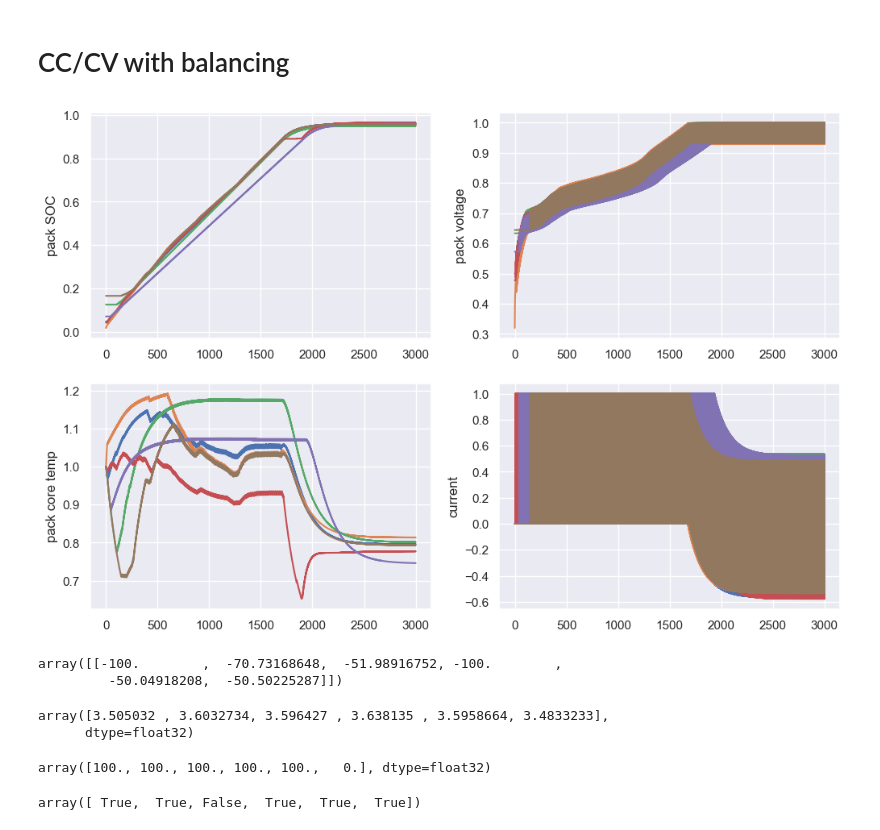
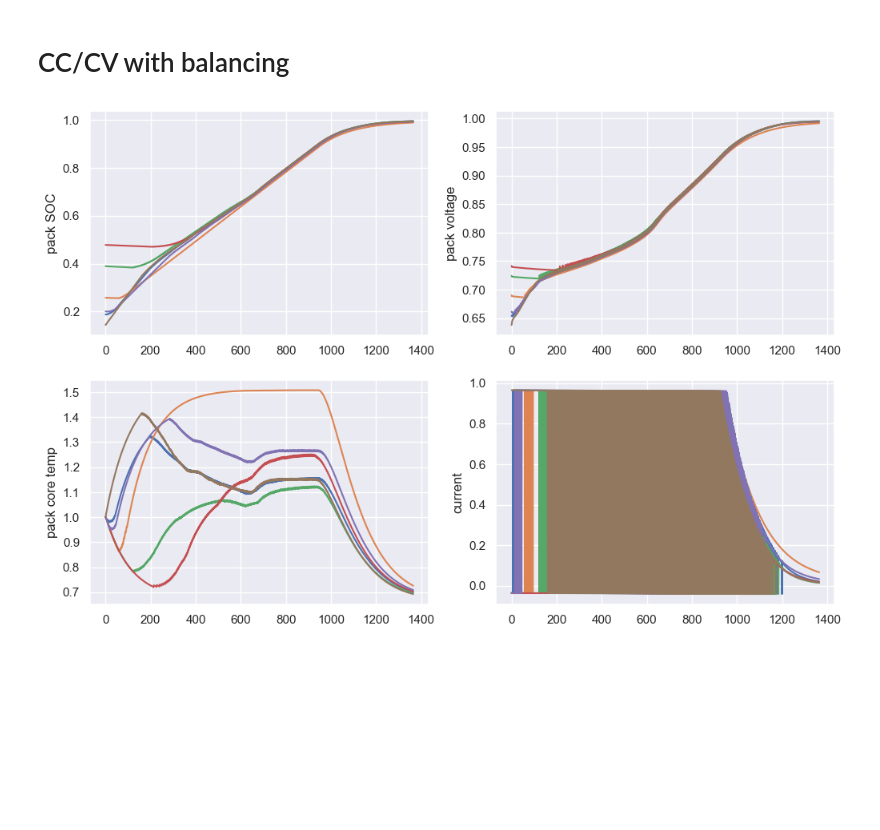
Before and after one commit to amirhosseinh77/Battery-Charging-DRL, a Jupyter notebook: LIB_Passive.ipynb, the cells around one changed output. Saved outputs shown, nothing was run; the diff lists cells and outputs as text; code cells hidden in the pictures; blank space fills up the shorter version.

```diff
--- a/LIB_Passive.ipynb
+++ b/LIB_Passive.ipynb
@@ -99,7 +99,7 @@ env = LIBPackEnv('./LIBEnv/PANmodel.mat', number_of_cells=6, T=25, dt=1)
 
 
 CC = 100
-Rbal = 1e-2
+Rbal = 1
 env.overcharge_voltage = 4.1
 
 state, _ = env.reset()
@@ -111,69 +111,50 @@ actions = []
 done = False
 pack_res.append(state.reshape(3,6))
 while not done:
+    # check balance
+    cell_voltages = state[6:12]*(env.max_voltage-env.min_voltage) + env.min_voltage
+    checkBalance = ((cell_voltages - cell_voltages.min()) <= 1e-2)
+
     # CC/CV
     copy_env = copy(env)
     v = copy_env.step(np.zeros(7))[0][6:12] * (env.max_voltage-env.min_voltage) + env.min_voltage # fixed voltage
     i_charge = (v - env.overcharge_voltage)/env.pack.ECM.R0Param; # compute test ik to achieve maxV
-    i_charge = np.clip(-CC,i_charge,0); # but limit ik to no more than CC in mag.
-    # action = np.hstack([ik.ravel()/env.current_ratio,1])
-    # next_state, reward, done, _, info = env.step(action)
-    # state = next_state
+    i_charge = np.clip(-CC,i_charge,0)*checkBalance # but limit ik to no more than CC in mag.
+    action_charge = np.hstack([i_charge.ravel()/env.current_ratio,1])
+    next_state, reward, done, _, info = env.step(action_charge)
+    state = next_state
 
     # passive balancing
-    cell_voltages = state[6:12]*(env.max_voltage-env.min_voltage) + env.min_voltage
-    checkBalance = ((cell_voltages - cell_voltages.min()) - 1e-2 >= 0)
-    v_balance = cell_voltages*checkBalance
-    # Set non-balance cell voltage to 0 for calculation (to ensure balance current = 0 for no-balance cells)
+    v_balance = cell_voltages#*checkBalance
     i_balance = (v_balance/Rbal)   # Current calculated for balance cell, with parallel resistor
     i_balance = np.clip(0,i_balance,CC)
 
-    ik = i_charge+i_balance
-    action = np.hstack([ik.ravel()/env.current_ratio,1])
+    action_balance = np.hstack([i_balance.ravel()/env.current_ratio,1])
 
-    next_state, reward, done, _, info = env.step(action)
+    next_state, reward, done, _, info = env.step(action_balance)
     state = next_state
-
 
     pack_res.append(next_state.reshape(3,6))
     rewards.append(reward)
-    actions.append(action)
+    actions.append(action_charge+action_balance)
 
 pack_res = np.array(pack_res)
 plt.figure(figsize=(12,8))
 plt.subplot(2,2,1)
 plt.plot(pack_res[:-1,0,:])
 plt.ylabel('pack SOC')
 plt.grid('on')
 plt.subplot(2,2,2)
 plt.plot(pack_res[:-1,1,:])
 plt.ylabel('pack voltage')
 plt.grid('on')
 plt.subplot(2,2,3)
 plt.plot(pack_res[:-1,2,:])
 plt.ylabel('pack core temp')
 plt.grid('on')
 plt.subplot(2,2,4)
 plt.plot(np.array(actions)[:,:-1].reshape(-1,6))
 plt.ylabel('current')
 plt.grid('on')
 # %% [output]
-[figure, old version]
+[figure, new version]
-# %%
-i_charge
-# %% [output]
-array([[-100.        ,  -70.73168648,  -51.98916752, -100.        ,
-         -50.04918208,  -50.50225287]])
-# %%
-cell_voltages
-# %% [output]
-array([3.505032 , 3.6032734, 3.596427 , 3.638135 , 3.5958664, 3.4833233],
-      dtype=float32)
-# %%
-i_balance
-# %% [output]
-array([100., 100., 100., 100., 100.,   0.], dtype=float32)
-# %%
-((cell_voltages - cell_voltages.min()) - 1e-2 >= 0)
-# %% [output]
-array([ True,  True, False,  True,  True,  True])
```
Also changed, not shown: parts of 5 cells of this notebook.
